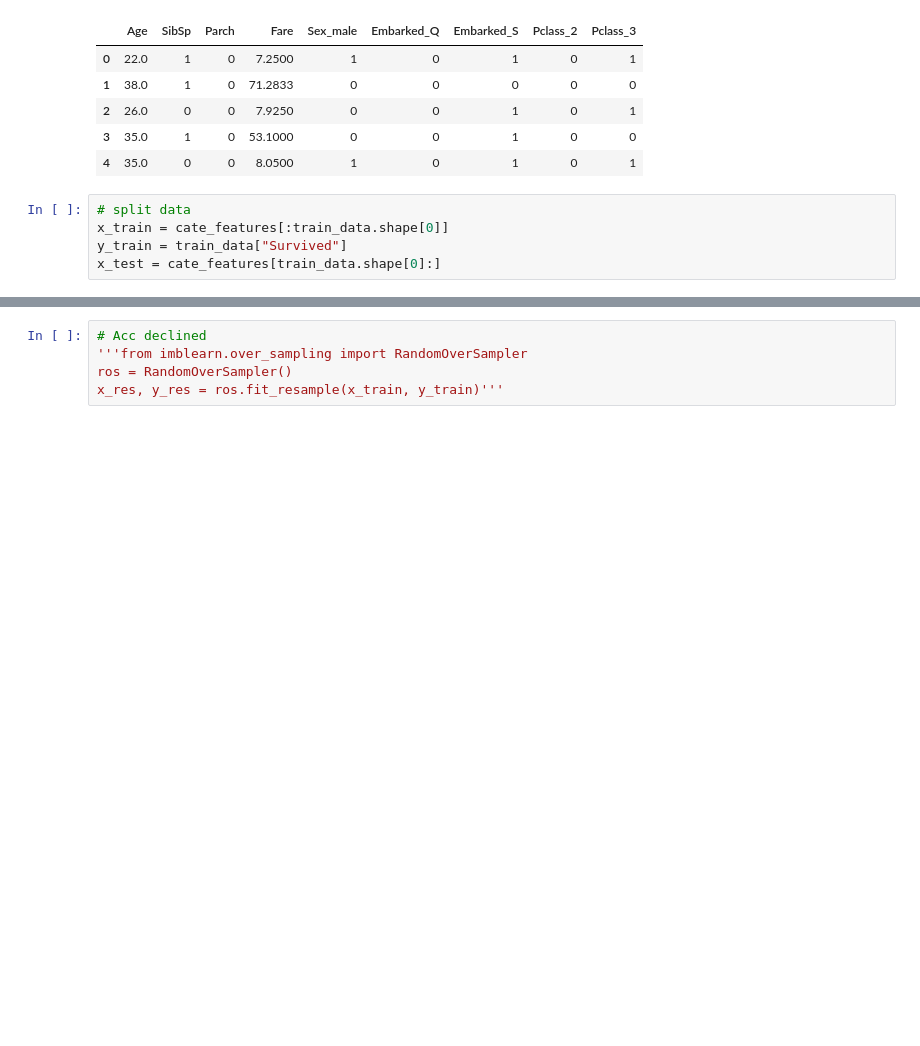
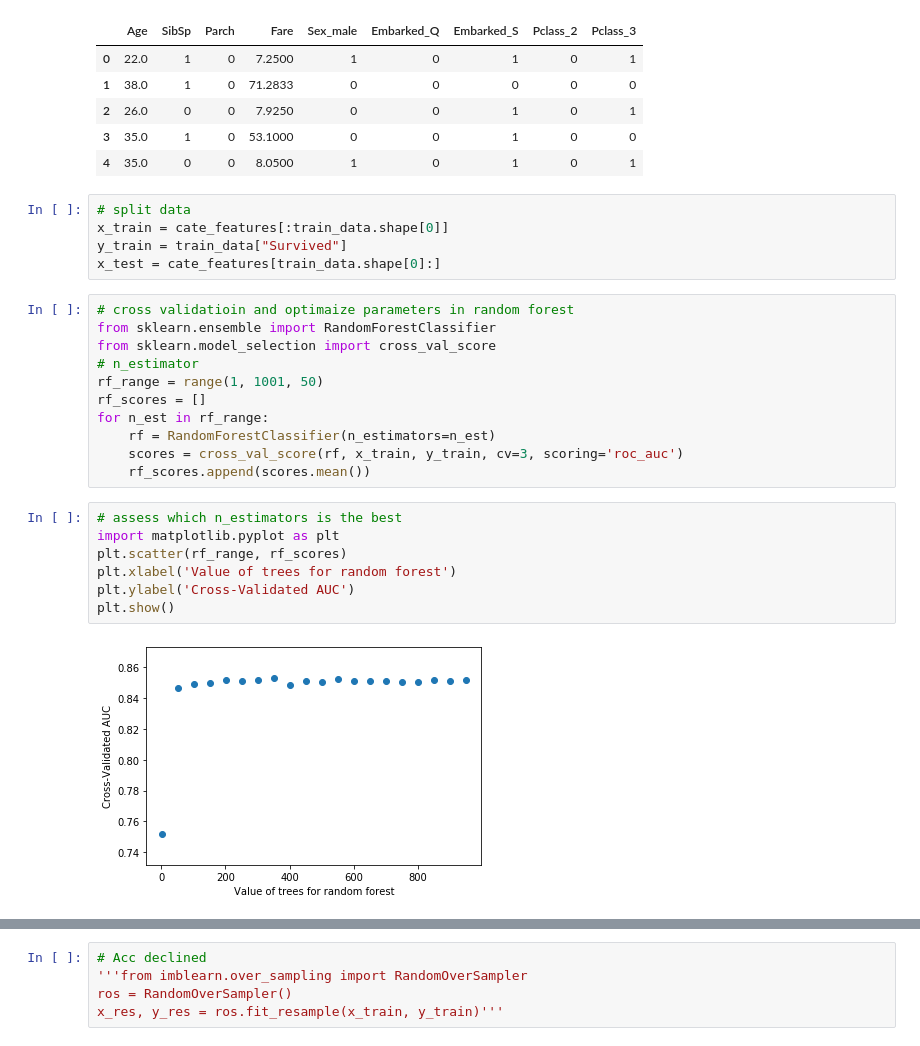
Before and after one commit to StevenGhow/Practicing, a Jupyter notebook: Kaggle_Titanic.ipynb, the cells around one changed output, grey strips where cells are left out. Saved outputs shown, nothing was run; the diff lists cells and outputs as text; blank space fills up the shorter version.

```diff
--- a/Kaggle_Titanic.ipynb
+++ b/Kaggle_Titanic.ipynb
@@ -98,3 +98,23 @@ cate_features.head(5)
 x_train = cate_features[:train_data.shape[0]]
 y_train = train_data["Survived"]
 x_test = cate_features[train_data.shape[0]:]
+# %%
+# cross validatioin and optimaize parameters in random forest
+from sklearn.ensemble import RandomForestClassifier
+from sklearn.model_selection import cross_val_score
+# n_estimator
+rf_range = range(1, 1001, 50)
+rf_scores = []
+for n_est in rf_range:
+    rf = RandomForestClassifier(n_estimators=n_est)
+    scores = cross_val_score(rf, x_train, y_train, cv=3, scoring='roc_auc')
+    rf_scores.append(scores.mean())
+# %%
+# assess which n_estimators is the best
+import matplotlib.pyplot as plt
+plt.scatter(rf_range, rf_scores)
+plt.xlabel('Value of trees for random forest')
+plt.ylabel('Cross-Validated AUC')
+plt.show()
+# %% [output]
+[figure, added]
```
Also changed, not shown: parts of 10 cells of this notebook.
